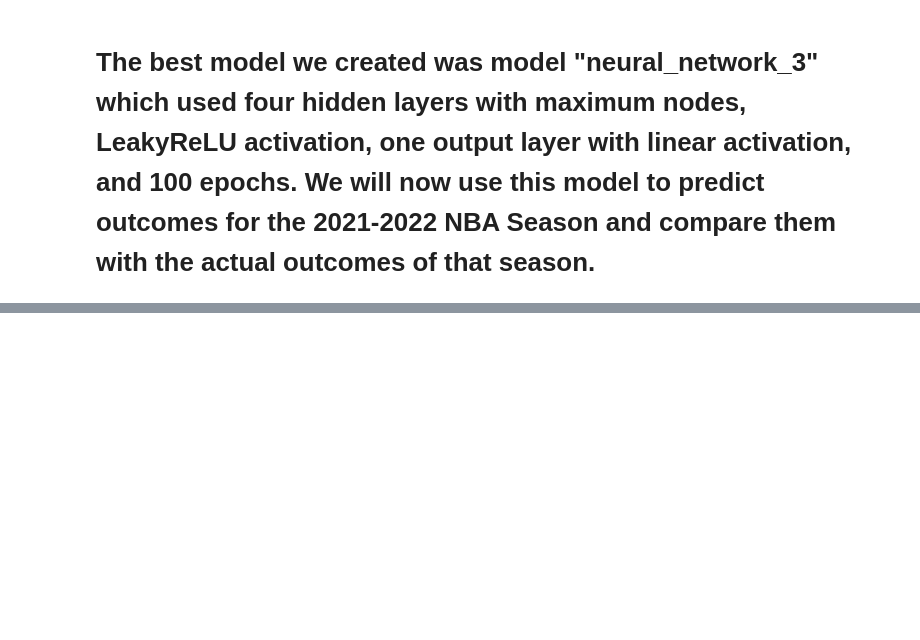
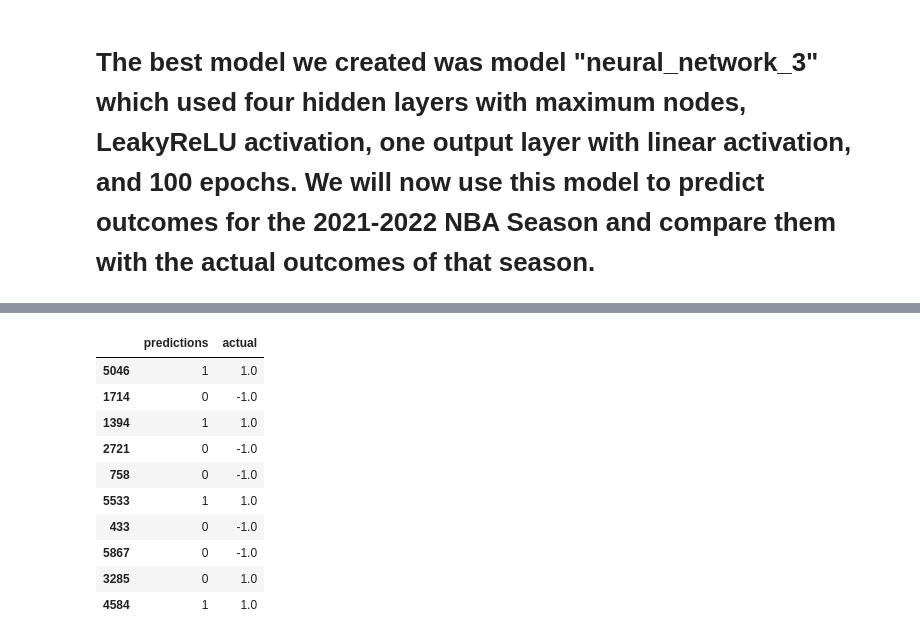
Before and after one commit to kheller18/nba-sports-betting-ml, a Jupyter notebook: main.ipynb, the cells around one changed output, grey strips where cells are left out. Drawn from its saved outputs; the diff is of its cells as text; code cells hidden in the pictures; blank space fills up the shorter version.

```diff
--- a/main.ipynb
+++ b/main.ipynb
@@ -605,7 +599,7 @@ Name: Win_Margin_Signal, dtype: float64
 5 rows × 66 columns
 # %%
 # Split the data into training and testing variables
-X_train, X_test, y_train, y_test = train_test_split(
+X_train, X_test, y_train, y_test_2 = train_test_split(
     X,
     y,
     random_state=1
@@ -618,8 +612,8 @@ scaler = StandardScaler()
 X_scaler = scaler.fit(X_train)
 
 # Fit the scaler to the features training dataset
-X_train_scaled = X_scaler.transform(X_train)
-X_test_scaled = X_scaler.transform(X_test)
+X_train_scaled_2 = X_scaler.transform(X_train)
+X_test_scaled_2 = X_scaler.transform(X_test)
 # %%
 # Define the number of inputs to the model
 inputs_2 = len(X_train.iloc[0])
@@ -717,7 +711,7 @@ neural_network_2.compile(
 # %%
 # Fit the model using 130 epochs
 fit_model = neural_network_2.fit(
-    X_train_scaled,
+    X_train_scaled_2,
     y_train,
     epochs=130,
     validation_split=0.1,
@@ -1199,0 +1216,10 @@ We have achieved about 55% accuracy. This is nearly the same result that we got
+# %%
+# Make predictions for 5 season 3 hidden layers
+predictions = (neural_network_2.predict(X_test_scaled_2) > 0.5).astype("int32")
+
+# Create a DataFrame to compare the predictions with the actual values
+results = pd.DataFrame({"predictions": predictions.ravel(), "actual": y_test_2})
+
+# Display sample data
+results.head(10)
+# %% [output]
@@ -1199,0 +1227,11 @@ We have achieved about 55% accuracy. This is nearly the same result that we got
+|  | predictions | actual |
+| 5046 | 1 | 1.0 |
+| 1714 | 0 | -1.0 |
+| 1394 | 1 | 1.0 |
+| 2721 | 0 | -1.0 |
+| 758 | 0 | -1.0 |
+| 5533 | 1 | 1.0 |
+| 433 | 0 | -1.0 |
+| 5867 | 0 | -1.0 |
+| 3285 | 0 | 1.0 |
+| 4584 | 1 | 1.0 |
```
Also changed, not shown: parts of 20 cells of this notebook.
